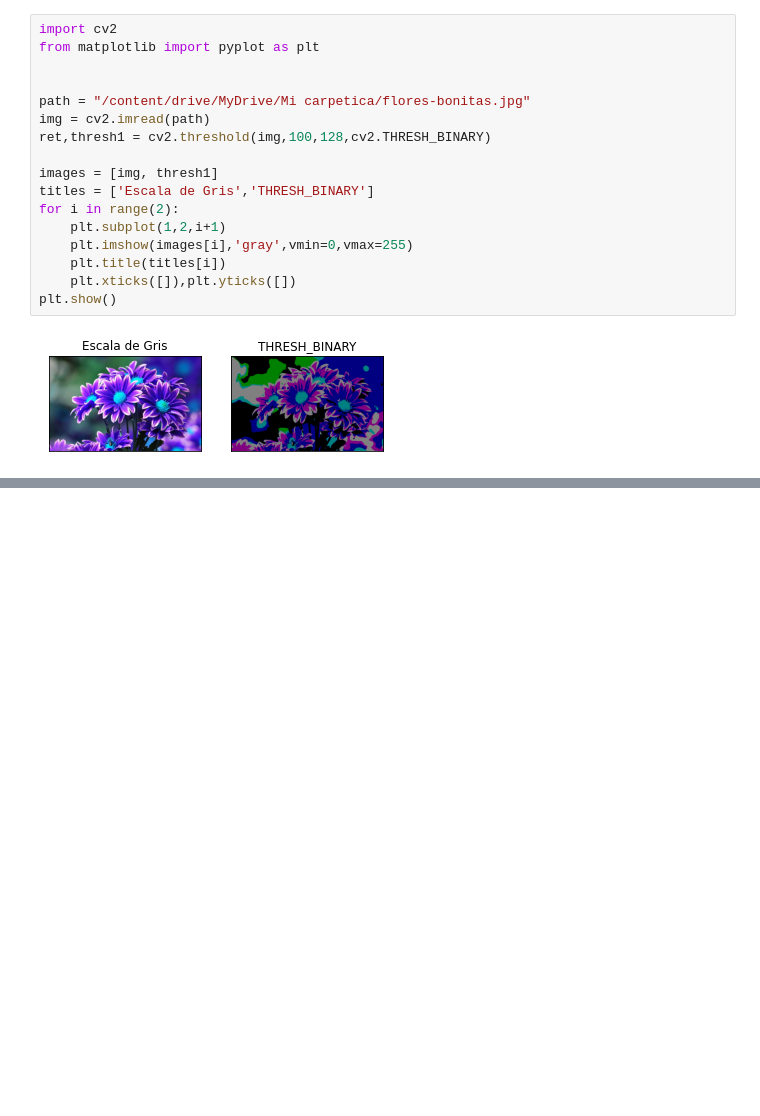
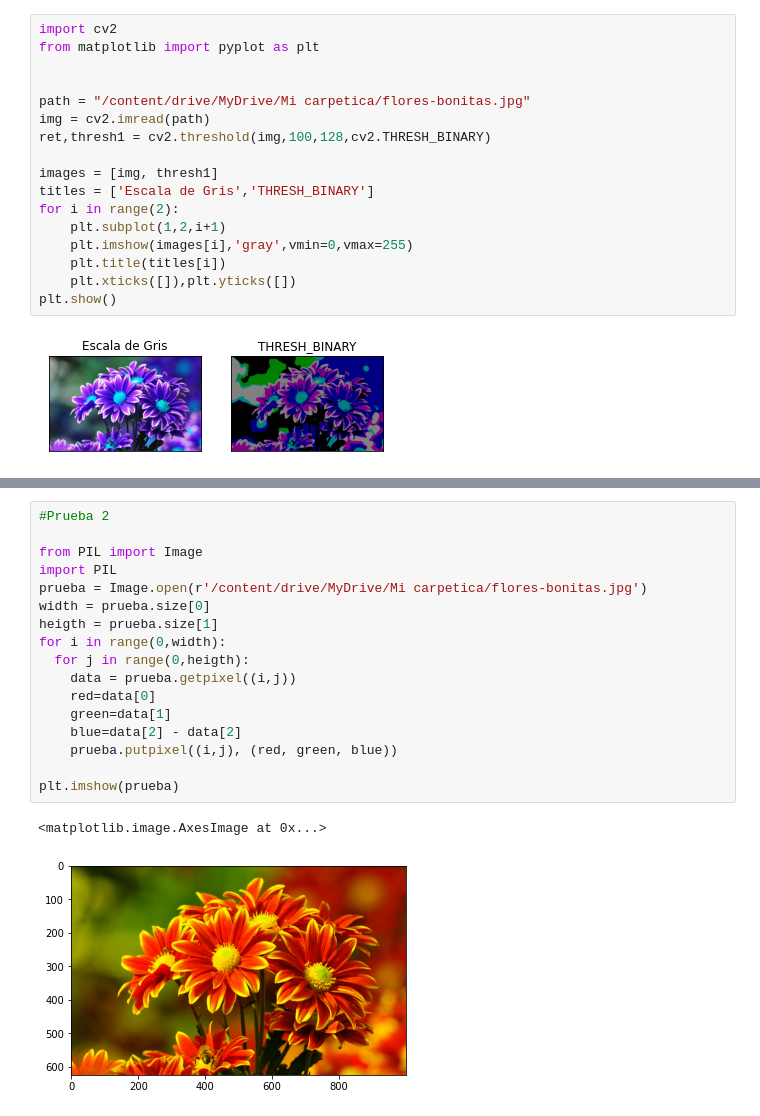
Before and after one commit to JhovanyArias/VisionArtificial, a Jupyter notebook: Taller1.ipynb, the cells around one changed output, grey strips where cells are left out. Saved outputs shown, nothing was run; the diff lists cells and outputs as text; blank space fills up the shorter version.

```diff
--- a/Taller1.ipynb
+++ b/Taller1.ipynb
@@ -142,0 +165,20 @@ plt.show()
+# %%
+#Prueba 2
+
+from PIL import Image
+import PIL
+prueba = Image.open(r'/content/drive/MyDrive/Mi carpetica/flores-bonitas.jpg')
+width = prueba.size[0]
+heigth = prueba.size[1]
+for i in range(0,width):
+  for j in range(0,heigth):
+    data = prueba.getpixel((i,j))
+    red=data[0]
+    green=data[1]
+    blue=data[2] - data[2]
+    prueba.putpixel((i,j), (red, green, blue))
+
+plt.imshow(prueba)
+# %% [output]
+<matplotlib.image.AxesImage at 0x...>
+[figure, added]
```
Also changed, not shown: parts of 4 cells of this notebook.
